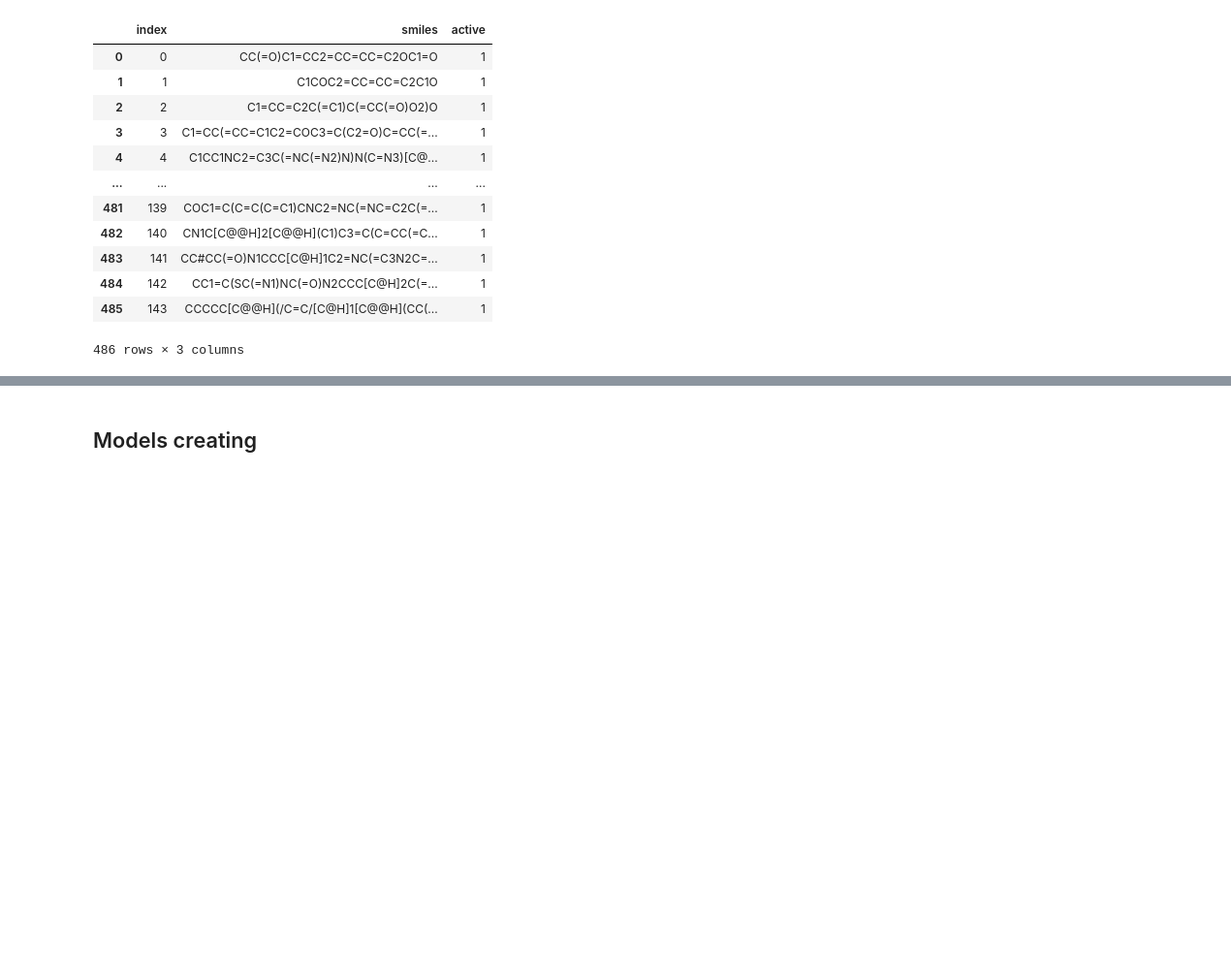
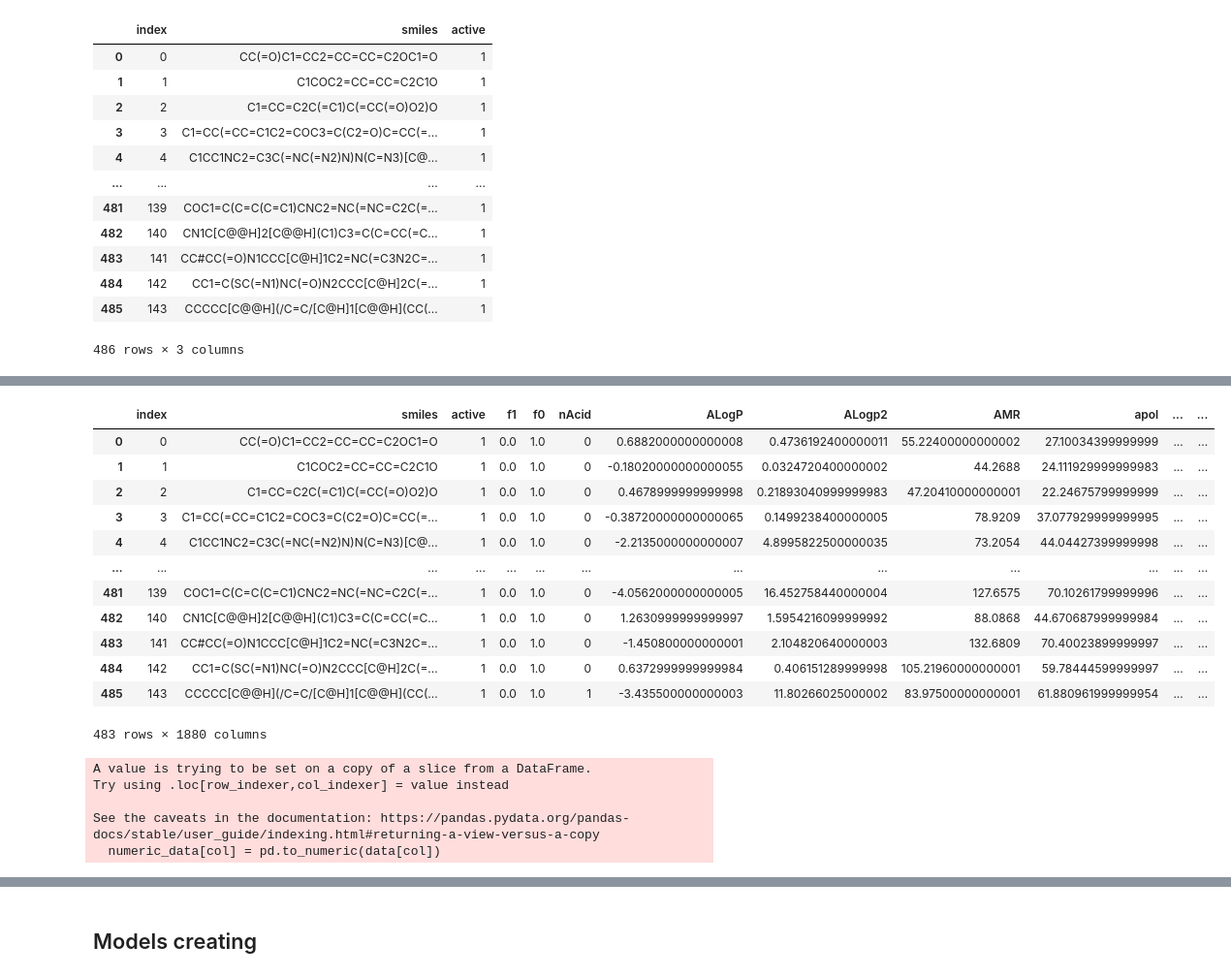
Before and after one commit to VEK239/albuminSitePrediction, a Jupyter notebook: notebooks/models_testing.ipynb, the cells around one changed output, grey strips where cells are left out. Shown at 97% size. Drawn from its saved outputs; the diff is of its cells as text; code cells hidden in the pictures; blank space fills up the shorter version.

```diff
--- a/notebooks/models_testing.ipynb
+++ b/notebooks/models_testing.ipynb
@@ -12,7 +12,7 @@ from tqdm.notebook import tqdm
 # %%
 import pandas as pd
 # %%
-data = pd.read_csv('../data/merged_final_dataset.csv')
+data = pd.read_csv('../data/preprocessed/merged_final_dataset.csv')
 # %%
 data
 # %% [output]
@@ -42,8 +42,12 @@ for smi in tqdm(data.smiles):
         bit = fp[i]
         features['f' + str(i)].append(bit)
     descriptors = representation['descriptors_padel']
-    for k, v in descriptors.items():
-        features[k].append(v)
+    if descriptors != None:
+        for k, v in descriptors.items():
+            features[k].append(v)
+    else:
+        for k in features.keys():
+            features[k].append(None)
 
 for k, v in features.items():
     data[k] = pd.Series(v)
@@ -52,2 +70,18 @@ data
+# %%
+data.dropna()
+# %% [output]
+|  | index | smiles | active | f1 | f0 | nAcid | ALogP | ALogp2 | AMR | apol | ... | ... |
+| 0 | 0 | CC(=O)C1=CC2=CC=CC=C2OC1=O | 1 | 0.0 | 1.0 | 0 | 0.6882000000000008 | 0.4736192400000011 | 55.22400000000002 | 27.10034399999999 | ... | ... |
+| 1 | 1 | C1COC2=CC=CC=C2C1O | 1 | 0.0 | 1.0 | 0 | -0.18020000000000055 | 0.0324720400000002 | 44.2688 | 24.111929999999983 | ... | ... |
+| 2 | 2 | C1=CC=C2C(=C1)C(=CC(=O)O2)O | 1 | 0.0 | 1.0 | 0 | 0.4678999999999998 | 0.21893040999999983 | 47.20410000000001 | 22.24675799999999 | ... | ... |
+| 3 | 3 | C1=CC(=CC=C1C2=COC3=C(C2=O)C=CC(=... | 1 | 0.0 | 1.0 | 0 | -0.38720000000000065 | 0.1499238400000005 | 78.9209 | 37.077929999999995 | ... | ... |
+| 4 | 4 | C1CC1NC2=C3C(=NC(=N2)N)N(C=N3)[C@... | 1 | 0.0 | 1.0 | 0 | -2.2135000000000007 | 4.8995822500000035 | 73.2054 | 44.04427399999998 | ... | ... |
+| ... | ... | ... | ... | ... | ... | ... | ... | ... | ... | ... | ... | ... |
+| 481 | 139 | COC1=C(C=C(C=C1)CNC2=NC(=NC=C2C(=... | 1 | 0.0 | 1.0 | 0 | -4.0562000000000005 | 16.452758440000004 | 127.6575 | 70.10261799999996 | ... | ... |
+| 482 | 140 | CN1C[C@@H]2[C@@H](C1)C3=C(C=CC(=C... | 1 | 0.0 | 1.0 | 0 | 1.2630999999999997 | 1.5954216099999992 | 88.0868 | 44.670687999999984 | ... | ... |
+| 483 | 141 | CC#CC(=O)N1CCC[C@H]1C2=NC(=C3N2C=... | 1 | 0.0 | 1.0 | 0 | -1.450800000000001 | 2.104820640000003 | 132.6809 | 70.40023899999997 | ... | ... |
+| 484 | 142 | CC1=C(SC(=N1)NC(=O)N2CCC[C@H]2C(=... | 1 | 0.0 | 1.0 | 0 | 0.6372999999999984 | 0.406151289999998 | 105.21960000000001 | 59.78444599999997 | ... | ... |
+| 485 | 143 | CCCCC[C@@H](/C=C/[C@H]1[C@@H](CC(... | 1 | 0.0 | 1.0 | 1 | -3.435500000000003 | 11.80266025000002 | 83.97500000000001 | 61.880961999999954 | ... | ... |
+483 rows × 1880 columns
 # %%
 data = data.dropna()
@@ -53,0 +92,15 @@ data = data.dropna()
+# %%
+numeric_data = data[['smiles']]
+non_numeric_descriptors = []
+for col in data.columns:
+    try:
+        numeric_data[col] = pd.to_numeric(data[col])
+    except Exception as e:
+        non_numeric_descriptors.append(col)
+data = numeric_data
+# %% [output]
+A value is trying to be set on a copy of a slice from a DataFrame.
+Try using .loc[row_indexer,col_indexer] = value instead
+
+See the caveats in the documentation: https://pandas.pydata.org/pandas-docs/stable/user_guide/indexing.html#returning-a-view-versus-a-copy
+  numeric_data[col] = pd.to_numeric(data[col])
```
Also changed, not shown: parts of 13 cells of this notebook, 18 other files.
